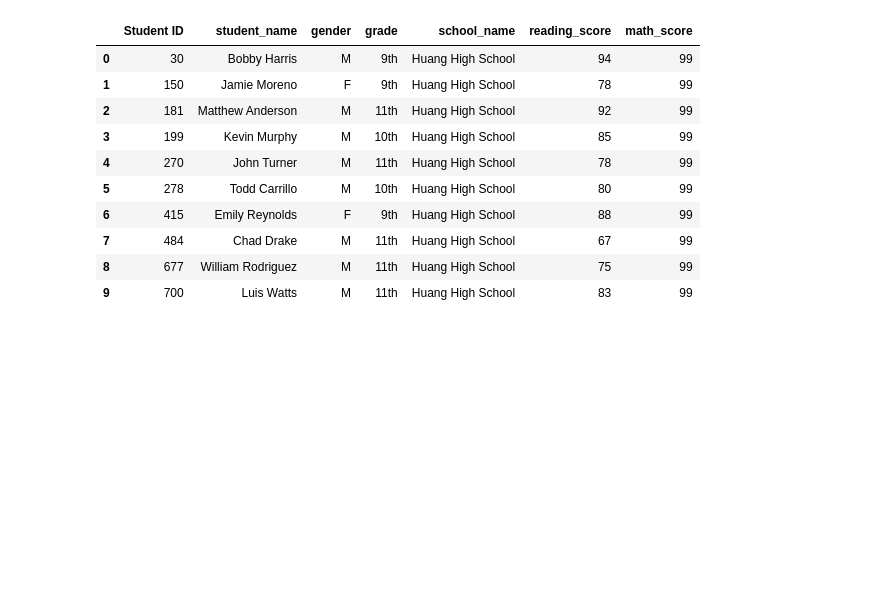
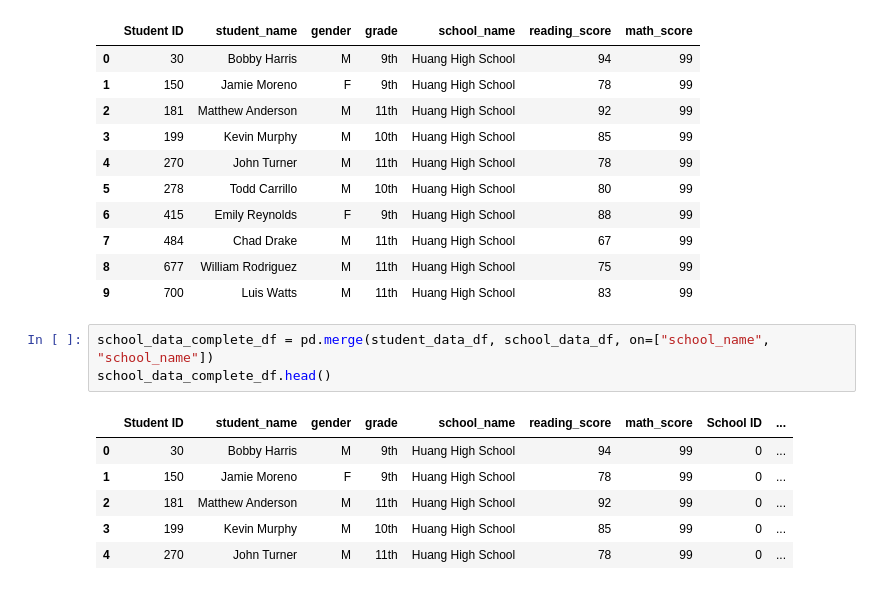
Before and after one commit to boborodono/School_Distrcit_Analysis, a Jupyter notebook: PyCitySchools.ipynb, the cells around one changed output. Cells and saved outputs as stored; diff of their text form; blank space fills up the shorter version.

```diff
--- a/PyCitySchools.ipynb
+++ b/PyCitySchools.ipynb
@@ -140,3 +140,13 @@ student_data_df.head(10)
 | 7 | 484 | Chad Drake | M | 11th | Huang High School | 67 | 99 |
 | 8 | 677 | William Rodriguez | M | 11th | Huang High School | 75 | 99 |
 | 9 | 700 | Luis Watts | M | 11th | Huang High School | 83 | 99 |
+# %%
+school_data_complete_df = pd.merge(student_data_df, school_data_df, on=["school_name", "school_name"])
+school_data_complete_df.head()
+# %% [output]
+|  | Student ID | student_name | gender | grade | school_name | reading_score | math_score | School ID | ... |
+| 0 | 30 | Bobby Harris | M | 9th | Huang High School | 94 | 99 | 0 | ... |
+| 1 | 150 | Jamie Moreno | F | 9th | Huang High School | 78 | 99 | 0 | ... |
+| 2 | 181 | Matthew Anderson | M | 11th | Huang High School | 92 | 99 | 0 | ... |
+| 3 | 199 | Kevin Murphy | M | 10th | Huang High School | 85 | 99 | 0 | ... |
+| 4 | 270 | John Turner | M | 11th | Huang High School | 78 | 99 | 0 | ... |
```
Also changed, not shown: parts of 27 cells of this notebook, 2 other files.
